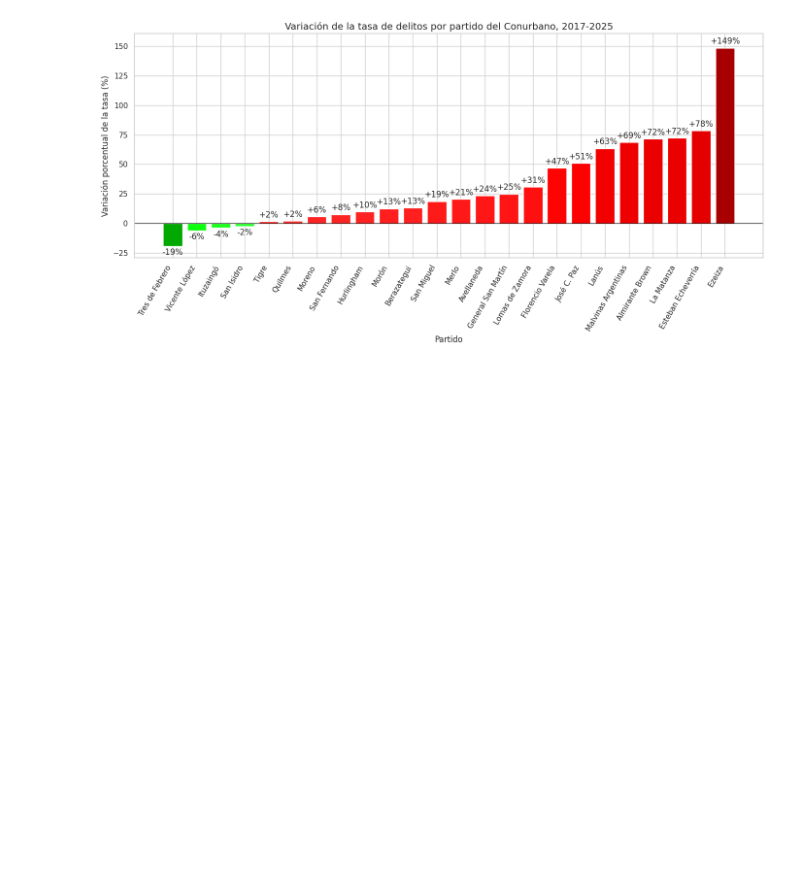
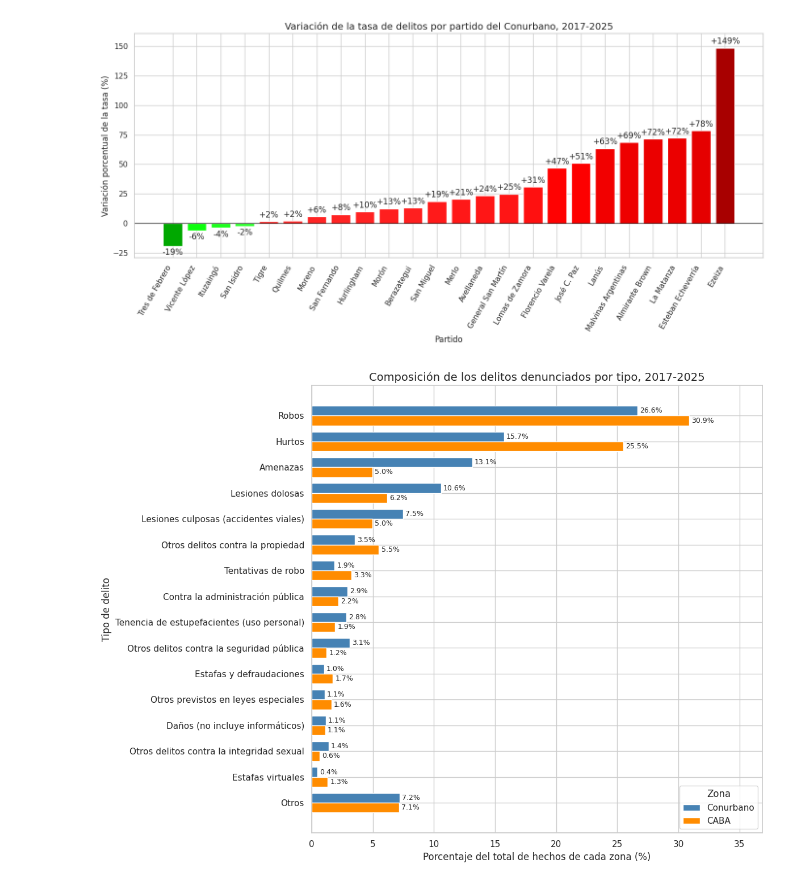
Before and after one commit to bauhaushm/TP-Delito_en_AMBA, a Jupyter notebook: TP_Delito.ipynb, the cells around one changed output. Cells and saved outputs as stored; diff of their text form; code cells hidden in the pictures; blank space fills up the shorter version.

Commit message:
Grafico Delitos

```diff
--- a/TP_Delito.ipynb
+++ b/TP_Delito.ipynb
@@ -330,3 +331,67 @@ plt.savefig("variacion_conurbano_escalera.png", dpi=110)
 plt.show()
 # %% [output]
 [figure]
+# %%
+# 1) Conurbano y CABA, cada uno con su etiqueta de zona
+conu = df_delito[
+    (df_delito["provincia_nombre"] == "Buenos Aires") &
+    (df_delito["departamento_nombre"].isin(partidos_conurbano))
+].assign(zona="Conurbano")
+
+caba = df_delito[
+    (df_delito["provincia_nombre"] == "Ciudad Autónoma de Buenos Aires") &
+    (df_delito["departamento_nombre"] != "Departamento sin determinar")
+].assign(zona="CABA")
+
+base = pd.concat([conu, caba])
+
+# 2) Nombres más cortos para que entren en el gráfico (el resto queda con su nombre original)
+nombres_cortos = {
+    "Robos (excluye los agravados por el resultado de lesiones y/o muertes)": "Robos",
+    "Lesiones culposas en Accidentes Viales": "Lesiones culposas (accidentes viales)",
+    "Tentativas de robo (excluye las agravadas por el res. de lesiones y/o muerte)": "Tentativas de robo",
+    "Delitos contra la administración pública": "Contra la administración pública",
+    "Estafas y defraudaciones (no incluye virtuales) y usura": "Estafas y defraudaciones",
+    "Estafas y defraudaciones asistidas virtualmente": "Estafas virtuales",
+    "Tenencia simple atenuada para uso personal de estupefacientes": "Tenencia de estupefacientes (uso personal)",
+    "Otros delitos previstos en leyes especiales": "Otros previstos en leyes especiales",
+}
+base["tipo"] = base["codigo_delito_snic_nombre"].map(nombres_cortos).fillna(base["codigo_delito_snic_nombre"])
+
+# 3) Hechos por zona y tipo, y porcentaje sobre el total de cada zona
+hechos = base.groupby(["zona", "tipo"])["cantidad_hechos"].sum().unstack(0).fillna(0)
+pct = hechos / hechos.sum() * 100
+
+# 4) Los N tipos más frecuentes de CADA zona (se unen, sin repetir)
+N = 12
+top = sorted(
+    set(pct["Conurbano"].nlargest(N).index) | set(pct["CABA"].nlargest(N).index),
+    key=lambda t: pct.loc[t].sum(),
+    reverse=True
+)
+
+tabla = pct.loc[top]
+tabla.loc["Otros"] = 100 - tabla.sum()     # agrupación propia con todo lo demás
+tabla = tabla.iloc[::-1]                    # el más frecuente queda arriba
+
+# 5) Gráfico de barras agrupadas
+y = np.arange(len(tabla))
+h = 0.38
+fig, ax = plt.subplots(figsize=(12, 9))
+b1 = ax.barh(y + h/2, tabla["Conurbano"], h, label="Conurbano", color="steelblue")
+b2 = ax.barh(y - h/2, tabla["CABA"], h, label="CABA", color="darkorange")
+ax.bar_label(b1, fmt="%.1f%%", padding=3, fontsize=9)
+ax.bar_label(b2, fmt="%.1f%%", padding=3, fontsize=9)
+
+ax.set_yticks(y)
+ax.set_yticklabels(tabla.index)
+ax.set_title("Composición de los delitos denunciados por tipo, 2017-2025", fontsize=14)
+ax.set_xlabel("Porcentaje del total de hechos de cada zona (%)")
+ax.set_ylabel("Tipo de delito")
+ax.set_xlim(0, tabla.max().max() + 6)
+ax.legend(title="Zona")
+plt.tight_layout()
+plt.savefig("tipos_delito.png", dpi=110)
+plt.show()
+# %% [output]
+[figure, added]
```
Also changed, not shown: parts of 1 cell of this notebook.
